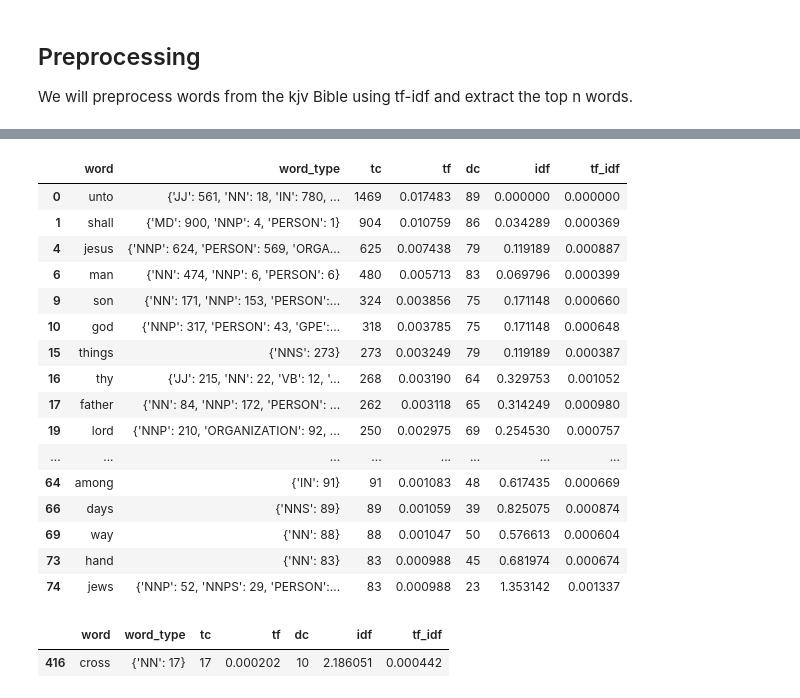
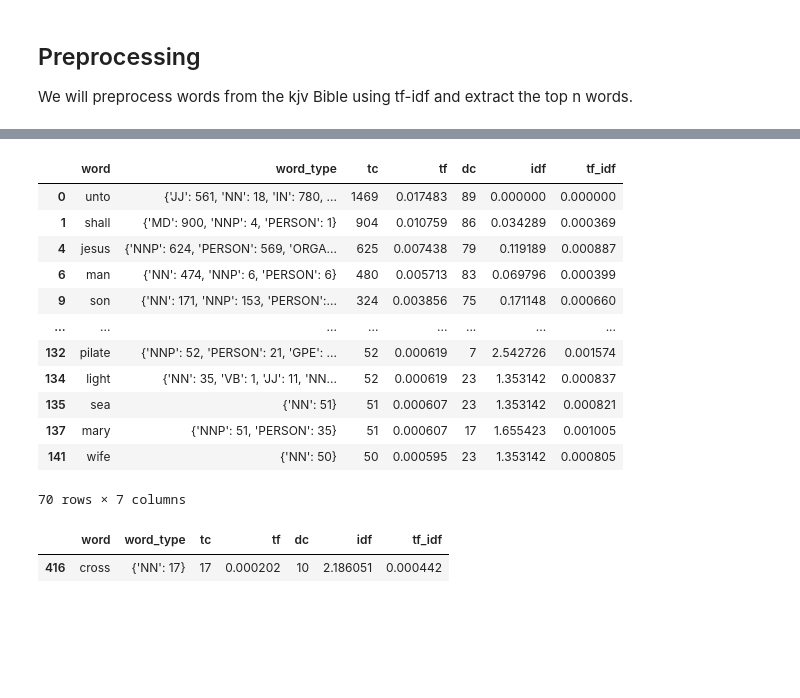
Before and after one commit to zhutchens/hierarchical_clustering, a Jupyter notebook: ontology_hierarchy/whole_bible_ontology.ipynb, the cells around one changed output, grey strips where cells are left out. Saved outputs shown, nothing was run; the diff lists cells and outputs as text; code cells hidden in the pictures; blank space fills up the shorter version.

```diff
--- a/ontology_hierarchy/whole_bible_ontology.ipynb
+++ b/ontology_hierarchy/whole_bible_ontology.ipynb
@@ -103,25 +104,21 @@ array(['unto', 'shall', 'jesus', 'man', 'son', 'god', 'things', 'thy',
        'prophet', 'hands', 'pilate', 'light', 'sea', 'mary', 'wife'],
       dtype=object)
 # %%
-tf_idf_pre_filtering.head(30)
+tf_idf_pre_filtering.head(70)
 # %% [output]
 |  | word | word_type | tc | tf | dc | idf | tf_idf |
 | 0 | unto | {'JJ': 561, 'NN': 18, 'IN': 780, ... | 1469 | 0.017483 | 89 | 0.000000 | 0.000000 |
 | 1 | shall | {'MD': 900, 'NNP': 4, 'PERSON': 1} | 904 | 0.010759 | 86 | 0.034289 | 0.000369 |
 | 4 | jesus | {'NNP': 624, 'PERSON': 569, 'ORGA... | 625 | 0.007438 | 79 | 0.119189 | 0.000887 |
 | 6 | man | {'NN': 474, 'NNP': 6, 'PERSON': 6} | 480 | 0.005713 | 83 | 0.069796 | 0.000399 |
 | 9 | son | {'NN': 171, 'NNP': 153, 'PERSON':... | 324 | 0.003856 | 75 | 0.171148 | 0.000660 |
-| 10 | god | {'NNP': 317, 'PERSON': 43, 'GPE':... | 318 | 0.003785 | 75 | 0.171148 | 0.000648 |
-| 15 | things | {'NNS': 273} | 273 | 0.003249 | 79 | 0.119189 | 0.000387 |
-| 16 | thy | {'JJ': 215, 'NN': 22, 'VB': 12, '... | 268 | 0.003190 | 64 | 0.329753 | 0.001052 |
-| 17 | father | {'NN': 84, 'NNP': 172, 'PERSON': ... | 262 | 0.003118 | 65 | 0.314249 | 0.000980 |
-| 19 | lord | {'NNP': 210, 'ORGANIZATION': 92, ... | 250 | 0.002975 | 69 | 0.254530 | 0.000757 |
 | ... | ... | ... | ... | ... | ... | ... | ... |
-| 64 | among | {'IN': 91} | 91 | 0.001083 | 48 | 0.617435 | 0.000669 |
-| 66 | days | {'NNS': 89} | 89 | 0.001059 | 39 | 0.825075 | 0.000874 |
-| 69 | way | {'NN': 88} | 88 | 0.001047 | 50 | 0.576613 | 0.000604 |
-| 73 | hand | {'NN': 83} | 83 | 0.000988 | 45 | 0.681974 | 0.000674 |
-| 74 | jews | {'NNP': 52, 'NNPS': 29, 'PERSON':... | 83 | 0.000988 | 23 | 1.353142 | 0.001337 |
+| 132 | pilate | {'NNP': 52, 'PERSON': 21, 'GPE': ... | 52 | 0.000619 | 7 | 2.542726 | 0.001574 |
+| 134 | light | {'NN': 35, 'VB': 1, 'JJ': 11, 'NN... | 52 | 0.000619 | 23 | 1.353142 | 0.000837 |
+| 135 | sea | {'NN': 51} | 51 | 0.000607 | 23 | 1.353142 | 0.000821 |
+| 137 | mary | {'NNP': 51, 'PERSON': 35} | 51 | 0.000607 | 17 | 1.655423 | 0.001005 |
+| 141 | wife | {'NN': 50} | 50 | 0.000595 | 23 | 1.353142 | 0.000805 |
+70 rows × 7 columns
 # %%
 # print the row with word "cross"
 tf_idf_pre_filtering[tf_idf_pre_filtering["word"] == "cross"]
```
Also changed, not shown: parts of 6 cells of this notebook, 4 other files.
